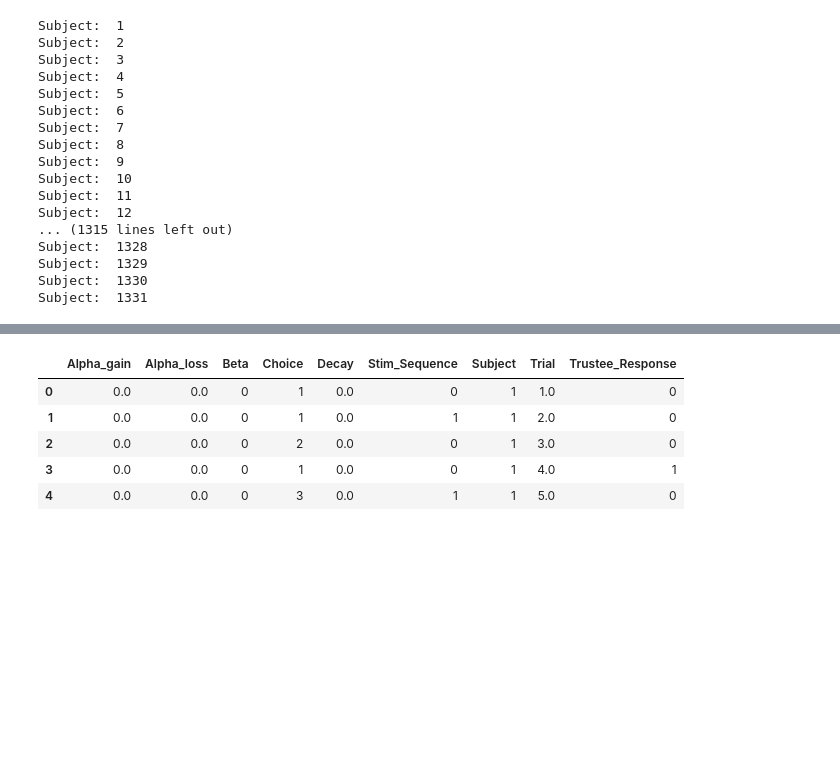
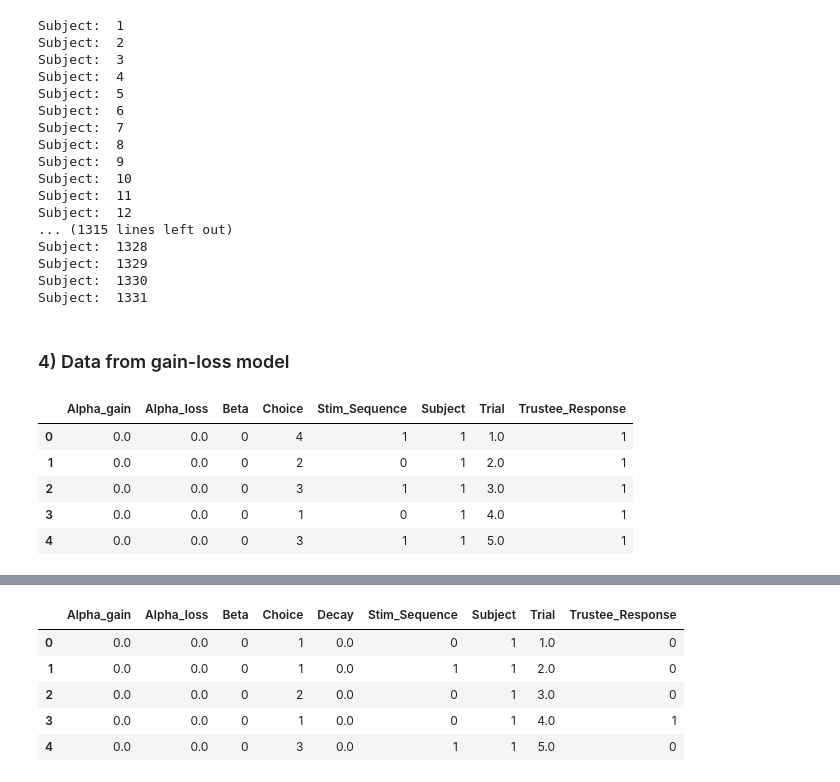
Before and after one commit to klsea/socialAL, a Jupyter notebook: modeling/dev/XX_socialALfit-gain-loss_2_sim_data.ipynb, the cells around one changed output, grey strips where cells are left out. Cells and saved outputs as stored; diff of their text form; code cells hidden in the pictures; blank space fills up the shorter version.

```diff
--- a/modeling/dev/XX_socialALfit-gain-loss_2_sim_data.ipynb
+++ b/modeling/dev/XX_socialALfit-gain-loss_2_sim_data.ipynb
@@ -152,3 +152,15 @@ Subject:  1330
 Subject:  1331
 # %%
 a2.to_csv(path_or_buf = '../../output/simulation/a2_fit2_a1d.csv', index = False)
+# %% [markdown]
+### 4) Data from gain-loss model
+# %%
+dt = pd.read_csv('../../output/simulation/sim_2alpha_model_data.csv')
+dt.head(n=5)
+# %% [output]
+|  | Alpha_gain | Alpha_loss | Beta | Choice | Stim_Sequence | Subject | Trial | Trustee_Response |
+| 0 | 0.0 | 0.0 | 0 | 4 | 1 | 1 | 1.0 | 1 |
+| 1 | 0.0 | 0.0 | 0 | 2 | 0 | 1 | 2.0 | 1 |
+| 2 | 0.0 | 0.0 | 0 | 3 | 1 | 1 | 3.0 | 1 |
+| 3 | 0.0 | 0.0 | 0 | 1 | 0 | 1 | 4.0 | 1 |
+| 4 | 0.0 | 0.0 | 0 | 3 | 1 | 1 | 5.0 | 1 |
```
Also changed, not shown: parts of 6 cells of this notebook, 42 other files.
